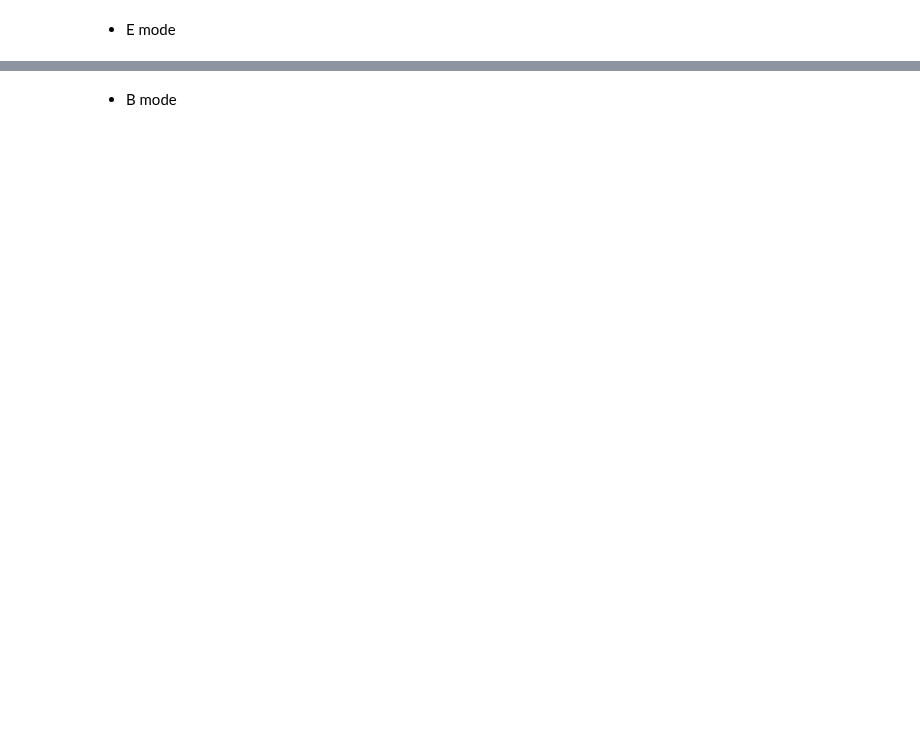
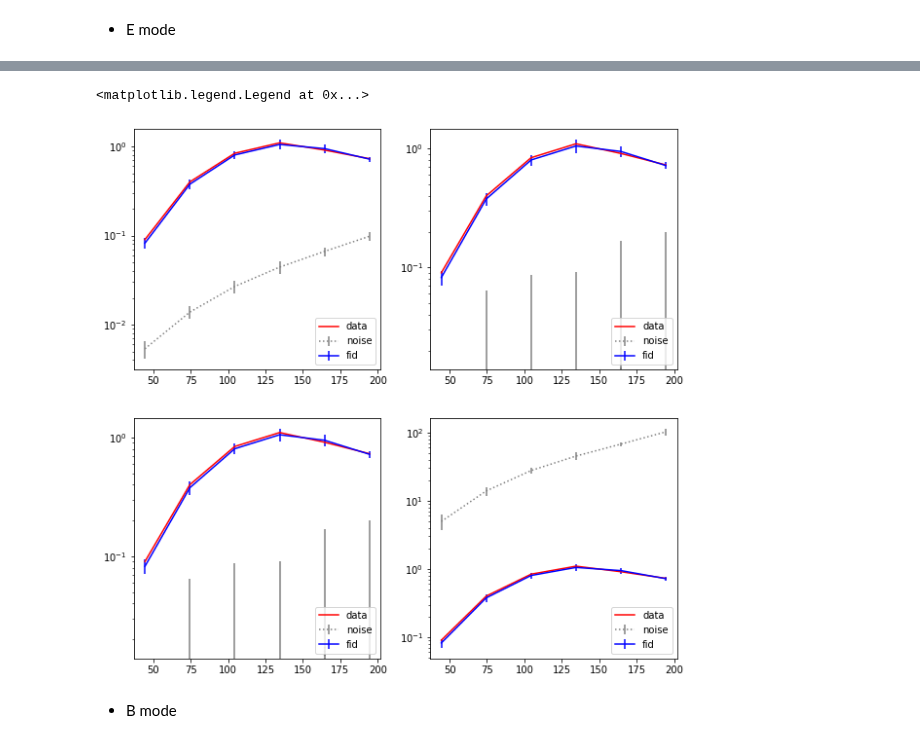
Before and after one commit to gioacchinowang/afra, a Jupyter notebook: tutorials/tutorial06.ipynb, the cells around one changed output, grey strips where cells are left out. Cells and saved outputs as stored; diff of their text form; code cells hidden in the pictures; blank space fills up the shorter version.

```diff
--- a/tutorials/tutorial06.ipynb
+++ b/tutorials/tutorial06.ipynb
@@ -166,0 +155,19 @@ Wall time: 1min 54s
+# %%
+%%time
+
+datamap = {95:mapcmb[0],353:mapcmb[0]}
+datanoise = {95:nmap95,353:nmap353}
+
+fidmap = {95:mapcmb,353:mapcmb}
+
+tmpmap = {23:map23,353:map353}
+tmpnoise = {23:nmap23,353:nmap353}
+tmpbeam = {23:FWHM[0],353:FWHM[3]}
+
+pp = af.pipe(datamap,noises=datanoise,mask=mask,
+             fiducials=fidmap,
+             templates=tmpmap,template_noises=tmpnoise,template_beams=tmpbeam,
+             targets='E')
+pp.preprocess(aposcale=APOSCALE,psbin=PSBIN,lmin=LMIN,lmax=LMAX)
+
+Emat = pp.covmat
@@ -167,2 +177,44 @@ Wall time: 1min 54s
+# %%
+modes = pp.estimator.modes
+fig = plt.figure(figsize=(10,10))
+
+ax1 = fig.add_subplot(221)
+ax1.plot(modes,pp.data_bp[0,:,0,0],label='data',c='red')
+ax1.errorbar(modes,np.mean(pp.noise_bp[:,0,:,0,0],axis=0),
+             2*np.std(pp.noise_bp[:,0,:,0,0],axis=0),label='noise',c='grey',ls=':')
+ax1.errorbar(modes,np.mean(pp.fiducial_bp[:,0,:,0,0],axis=0),
+             2*np.std(pp.fiducial_bp[:,0,:,0,0],axis=0),label='fid',c='blue')
+ax1.set_yscale('log')
+ax1.legend(loc=4)
+
+ax2 = fig.add_subplot(222)
+ax2.plot(modes,pp.data_bp[0,:,0,1],label='data',c='red')
+ax2.errorbar(modes,np.mean(pp.noise_bp[:,0,:,0,1],axis=0),
+             2*np.std(pp.noise_bp[:,0,:,0,1],axis=0),label='noise',c='grey',ls=':')
+ax2.errorbar(modes,np.mean(pp.fiducial_bp[:,0,:,0,1],axis=0),
+             2*np.std(pp.fiducial_bp[:,0,:,0,1],axis=0),label='fid',c='blue')
+ax2.set_yscale('log')
+ax2.legend(loc=4)
+
+ax3 = fig.add_subplot(223)
+ax3.plot(modes,pp.data_bp[0,:,1,0],label='data',c='red')
+ax3.errorbar(modes,np.mean(pp.noise_bp[:,0,:,1,0],axis=0),
+             2*np.std(pp.noise_bp[:,0,:,1,0],axis=0),label='noise',c='grey',ls=':')
+ax3.errorbar(modes,np.mean(pp.fiducial_bp[:,0,:,1,0],axis=0),
+             2*np.std(pp.fiducial_bp[:,0,:,1,0],axis=0),label='fid',c='blue')
+ax3.set_yscale('log')
+ax3.legend(loc=4)
+
+ax4 = fig.add_subplot(224)
+ax4.plot(modes,pp.data_bp[0,:,1,1],label='data',c='red')
+ax4.errorbar(modes,np.mean(pp.noise_bp[:,0,:,1,1],axis=0),
+             2*np.std(pp.noise_bp[:,0,:,1,1],axis=0),label='noise',c='grey',ls=':')
+ax4.errorbar(modes,np.mean(pp.fiducial_bp[:,0,:,1,1],axis=0),
+             2*np.std(pp.fiducial_bp[:,0,:,1,1],axis=0),label='fid',c='blue')
+ax4.set_yscale('log')
+ax4.legend(loc=4)
+# %% [output]
+<matplotlib.legend.Legend at 0x...>
+[figure, added]
 # %% [markdown]
 - B mode
```
Also changed, not shown: parts of 21 cells of this notebook, 21 other files.
